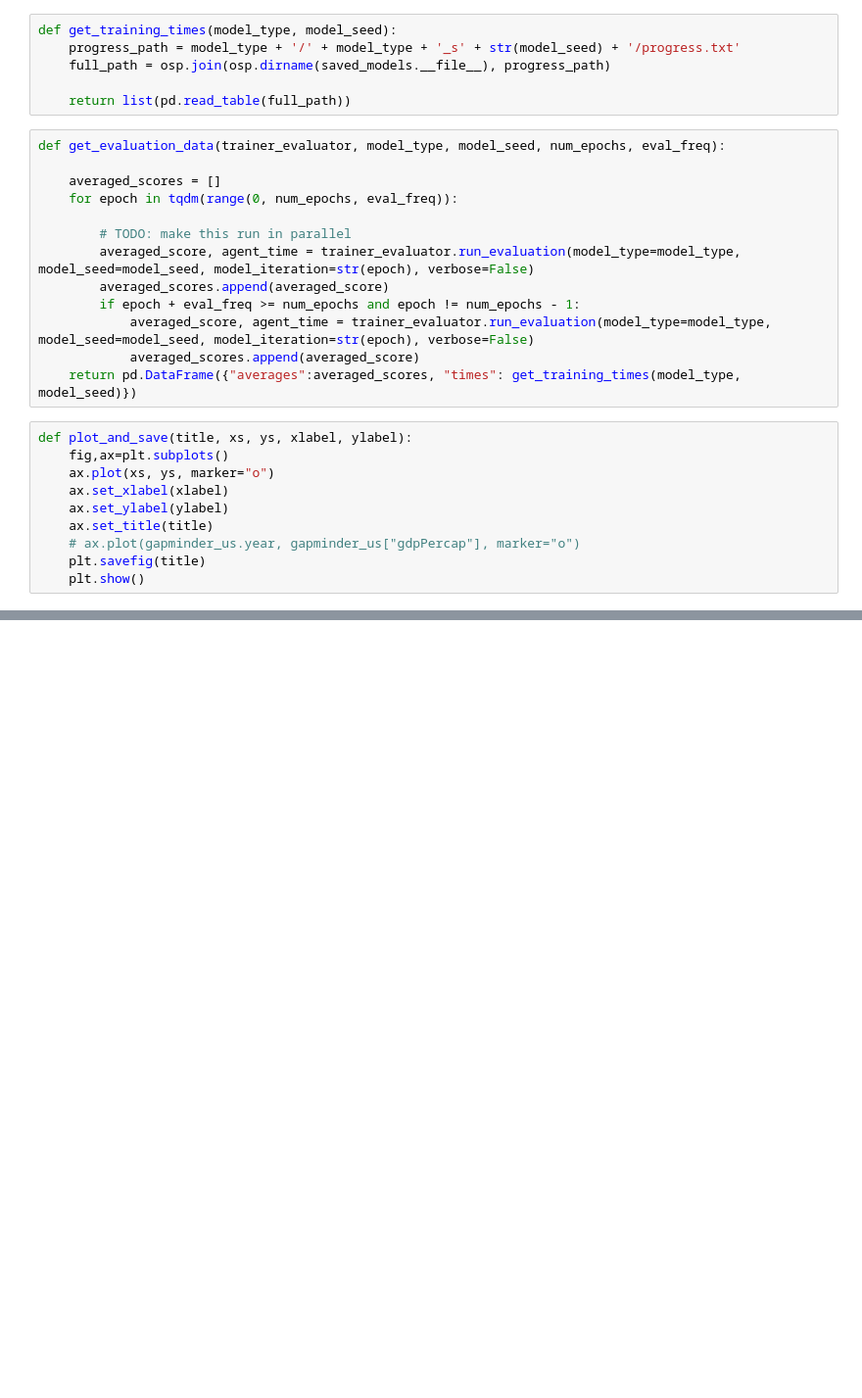
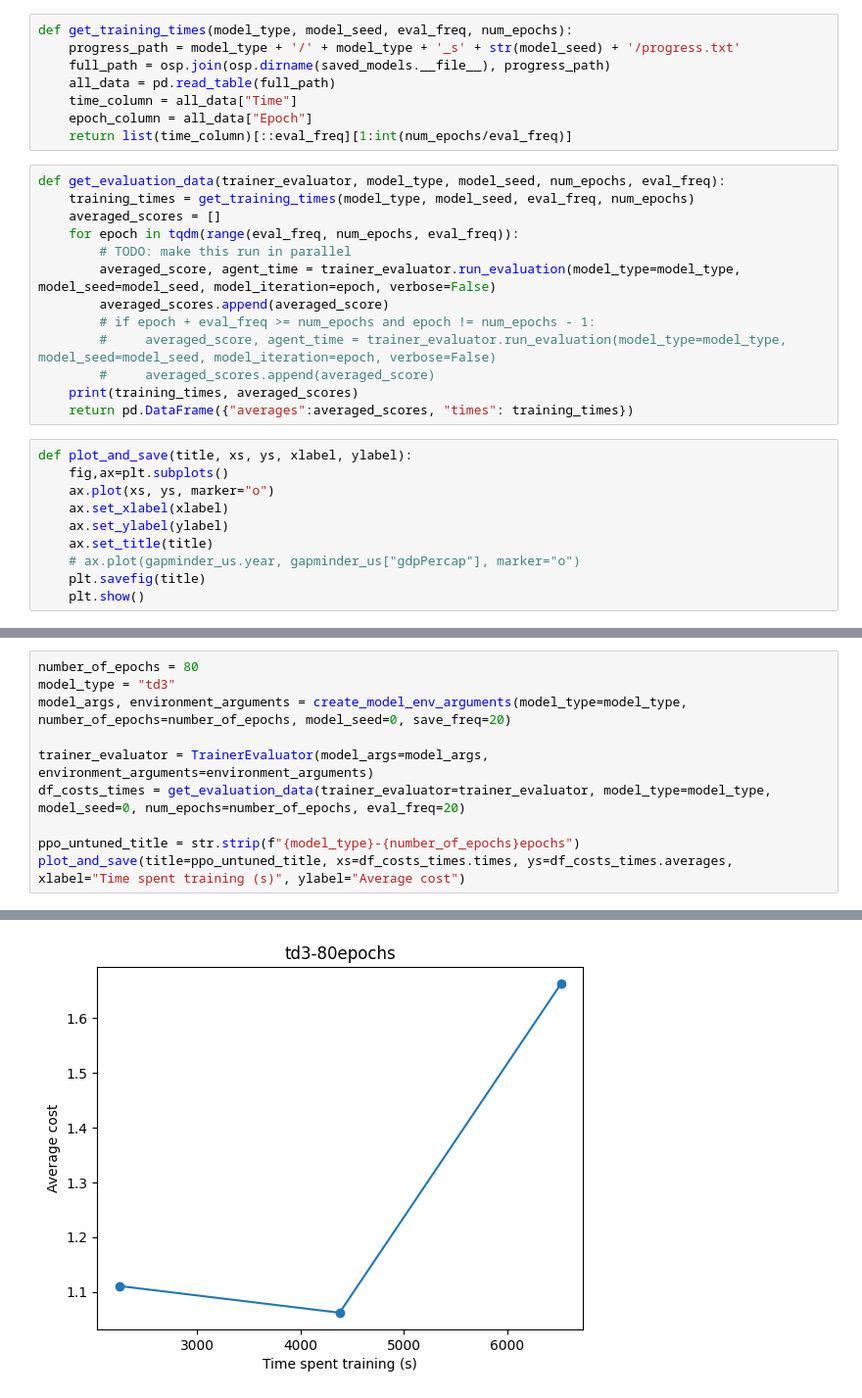
Before and after one commit to TeamEpochGithub/citylearn2022, a Jupyter notebook: analysis/compare_algorithms.ipynb, the cells around one changed output, grey strips where cells are left out. Shown: that part at 98% size. Saved outputs shown, nothing was run; the diff lists cells and outputs as text; blank space fills up the shorter version.

```diff
--- a/analysis/compare_algorithms.ipynb
+++ b/analysis/compare_algorithms.ipynb
@@ -44,24 +43,26 @@ def create_model_env_arguments(model_type, number_of_epochs, model_seed, save_fr
 
     return model_args, environment_arguments
 # %%
-def get_training_times(model_type, model_seed):
+def get_training_times(model_type, model_seed, eval_freq, num_epochs):
     progress_path = model_type + '/' + model_type + '_s' + str(model_seed) + '/progress.txt'
     full_path = osp.join(osp.dirname(saved_models.__file__), progress_path)
-
-    return list(pd.read_table(full_path))
+    all_data = pd.read_table(full_path)
+    time_column = all_data["Time"]
+    epoch_column = all_data["Epoch"]
+    return list(time_column)[::eval_freq][1:int(num_epochs/eval_freq)]
 # %%
 def get_evaluation_data(trainer_evaluator, model_type, model_seed, num_epochs, eval_freq):
-
+    training_times = get_training_times(model_type, model_seed, eval_freq, num_epochs)
     averaged_scores = []
-    for epoch in tqdm(range(0, num_epochs, eval_freq)):
-
+    for epoch in tqdm(range(eval_freq, num_epochs, eval_freq)):
         # TODO: make this run in parallel
-        averaged_score, agent_time = trainer_evaluator.run_evaluation(model_type=model_type, model_seed=model_seed, model_iteration=str(epoch), verbose=False)
+        averaged_score, agent_time = trainer_evaluator.run_evaluation(model_type=model_type, model_seed=model_seed, model_iteration=epoch, verbose=False)
         averaged_scores.append(averaged_score)
-        if epoch + eval_freq >= num_epochs and epoch != num_epochs - 1:
-            averaged_score, agent_time = trainer_evaluator.run_evaluation(model_type=model_type, model_seed=model_seed, model_iteration=str(epoch), verbose=False)
-            averaged_scores.append(averaged_score)
-    return pd.DataFrame({"averages":averaged_scores, "times": get_training_times(model_type, model_seed)})
+        # if epoch + eval_freq >= num_epochs and epoch != num_epochs - 1:
+        #     averaged_score, agent_time = trainer_evaluator.run_evaluation(model_type=model_type, model_seed=model_seed, model_iteration=epoch, verbose=False)
+        #     averaged_scores.append(averaged_score)
+    print(training_times, averaged_scores)
+    return pd.DataFrame({"averages":averaged_scores, "times": training_times})
 # %%
 def plot_and_save(title, xs, ys, xlabel, ylabel):
     fig,ax=plt.subplots()
@@ -94,0 +101,11 @@ plot_and_save(title=ppo_untuned_title, xs=df_costs_times.times, ys=df_costs_time
+# %%
+number_of_epochs = 80
+model_type = "td3"
+model_args, environment_arguments = create_model_env_arguments(model_type=model_type, number_of_epochs=number_of_epochs, model_seed=0, save_freq=20)
+
+trainer_evaluator = TrainerEvaluator(model_args=model_args, environment_arguments=environment_arguments)
+df_costs_times = get_evaluation_data(trainer_evaluator=trainer_evaluator, model_type=model_type, model_seed=0, num_epochs=number_of_epochs, eval_freq=20)
+
+ppo_untuned_title = str.strip(f"{model_type}-{number_of_epochs}epochs")
+plot_and_save(title=ppo_untuned_title, xs=df_costs_times.times, ys=df_costs_times.averages, xlabel="Time spent training (s)", ylabel="Average cost")
+# %% [output]
@@ -94,0 +113 @@ plot_and_save(title=ppo_untuned_title, xs=df_costs_times.times, ys=df_costs_time
+[figure, added]
```
Also changed, not shown: parts of 4 cells of this notebook, 8 other files.
